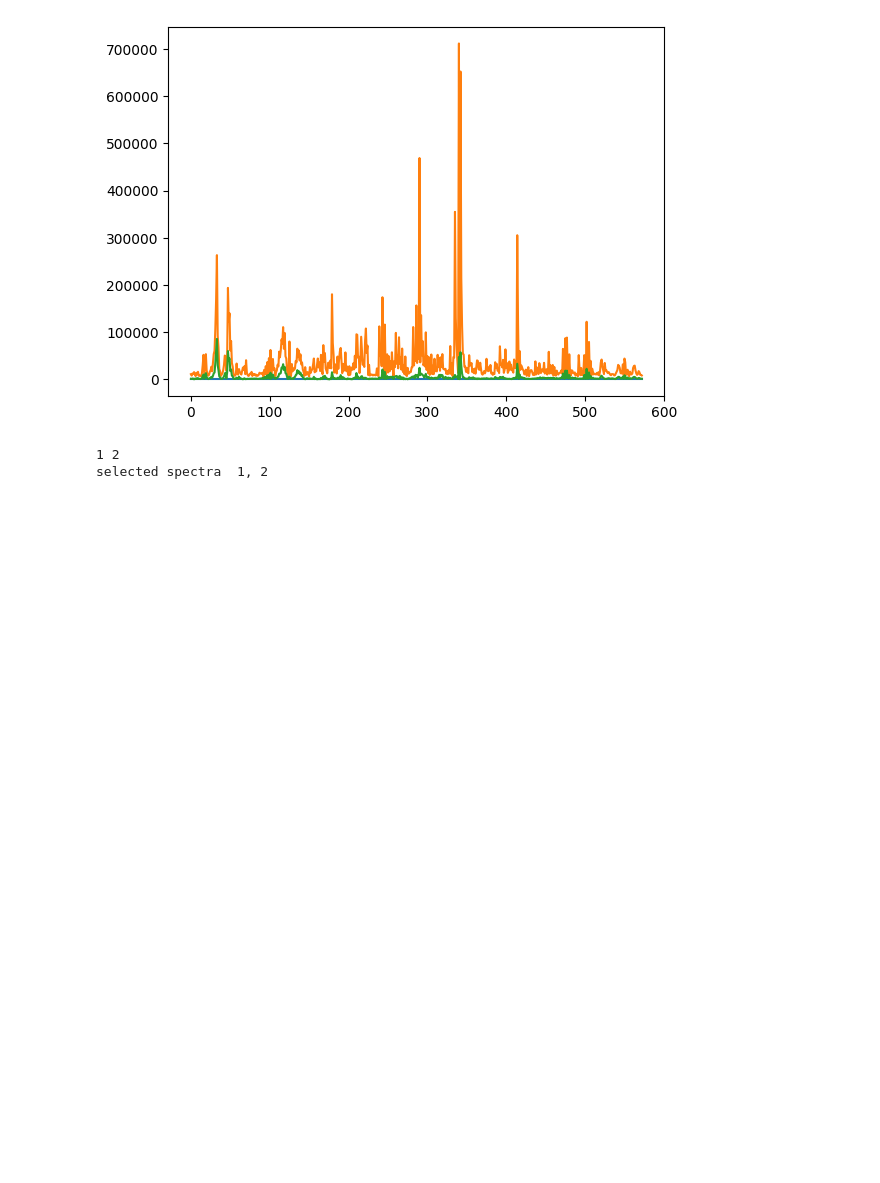
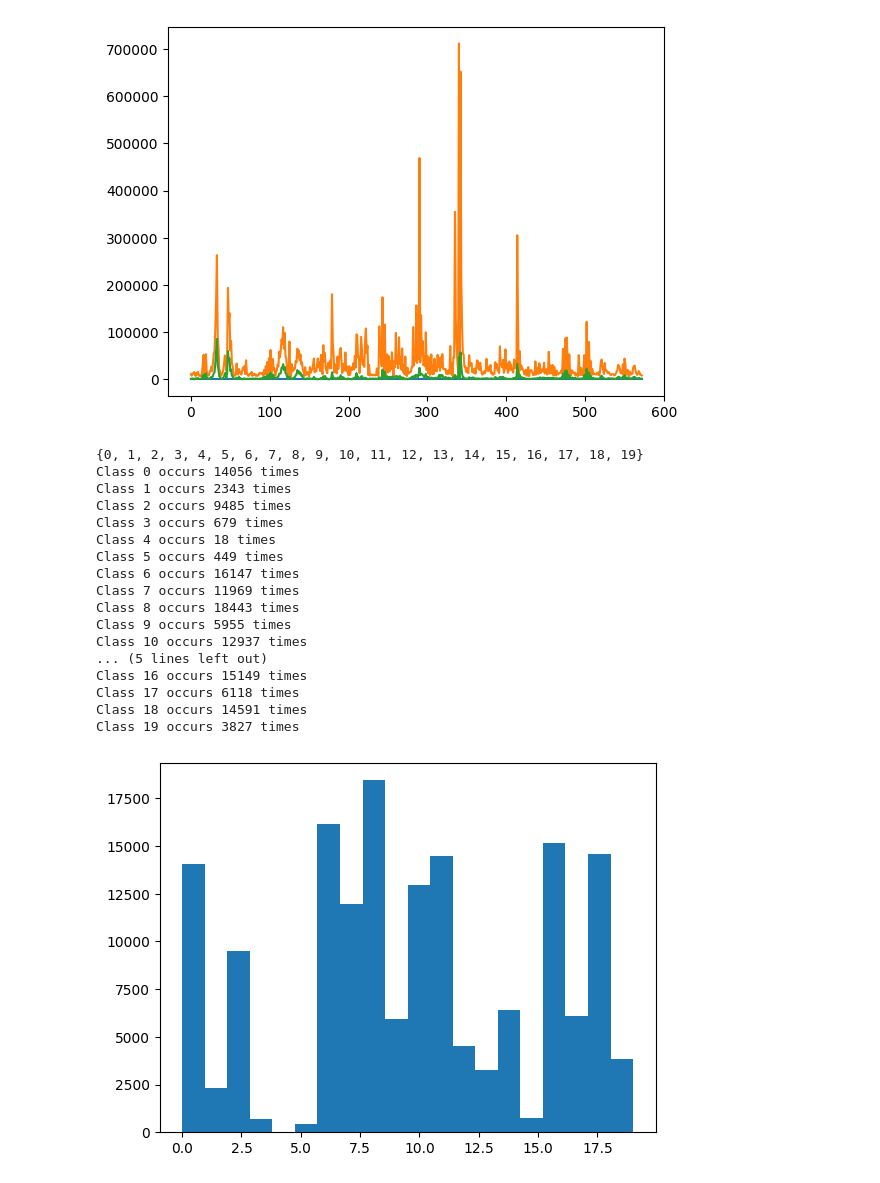
Before and after one commit to WvdL1995/thesis, a Jupyter notebook: data_analyse.ipynb, the cells around one changed output. Drawn from its saved outputs; the diff is of its cells as text; code cells hidden in the pictures; blank space fills up the shorter version.

```diff
--- a/data_analyse.ipynb
+++ b/data_analyse.ipynb
@@ -61,11 +61,3 @@ plt.show()
 [figure]
 # %%
 randomslice = np.random.randint(0,len(data3D))
-# %%
-l=[1,2]
-print(*l)
-nr = ", ".join([str(i) for i in l])
-print("selected spectra ",", ".join([str(i) for i in l]))
-# %% [output]
-1 2
-selected spectra  1, 2
@@ -71,0 +75,29 @@ selected spectra  1, 2
+# %%
+classes_set = set(classes)
+print(classes_set)
+
+occurences = []
+for i in classes_set:
+    print("Class %i occurs %i times" %(i,classes.count(i)))
+    occurences.append(classes.count(i))
+plt.hist(classes,bins=len(occurences))
+plt.show()
+# %% [output]
+{0, 1, 2, 3, 4, 5, 6, 7, 8, 9, 10, 11, 12, 13, 14, 15, 16, 17, 18, 19}
+Class 0 occurs 14056 times
+Class 1 occurs 2343 times
+Class 2 occurs 9485 times
+Class 3 occurs 679 times
+Class 4 occurs 18 times
+Class 5 occurs 449 times
+Class 6 occurs 16147 times
+Class 7 occurs 11969 times
+Class 8 occurs 18443 times
+Class 9 occurs 5955 times
+Class 10 occurs 12937 times
+... (5 lines left out)
+Class 16 occurs 15149 times
+Class 17 occurs 6118 times
+Class 18 occurs 14591 times
+Class 19 occurs 3827 times
+[figure, added]
```
Also changed, not shown: parts of 2 cells of this notebook, 5 other files.
